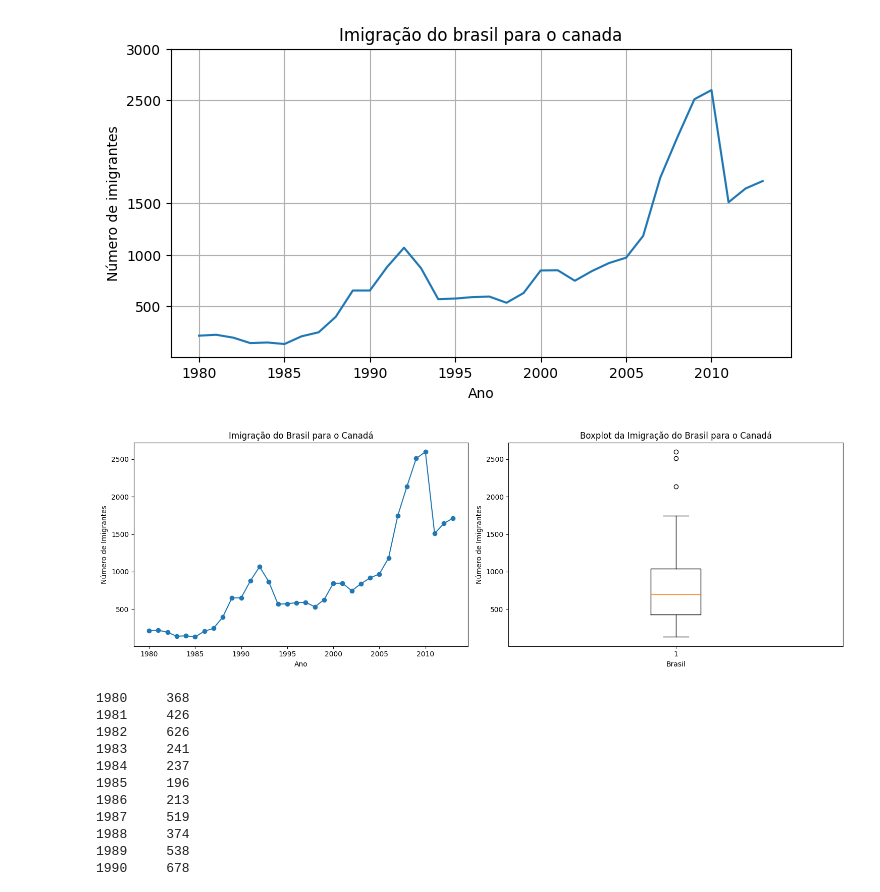
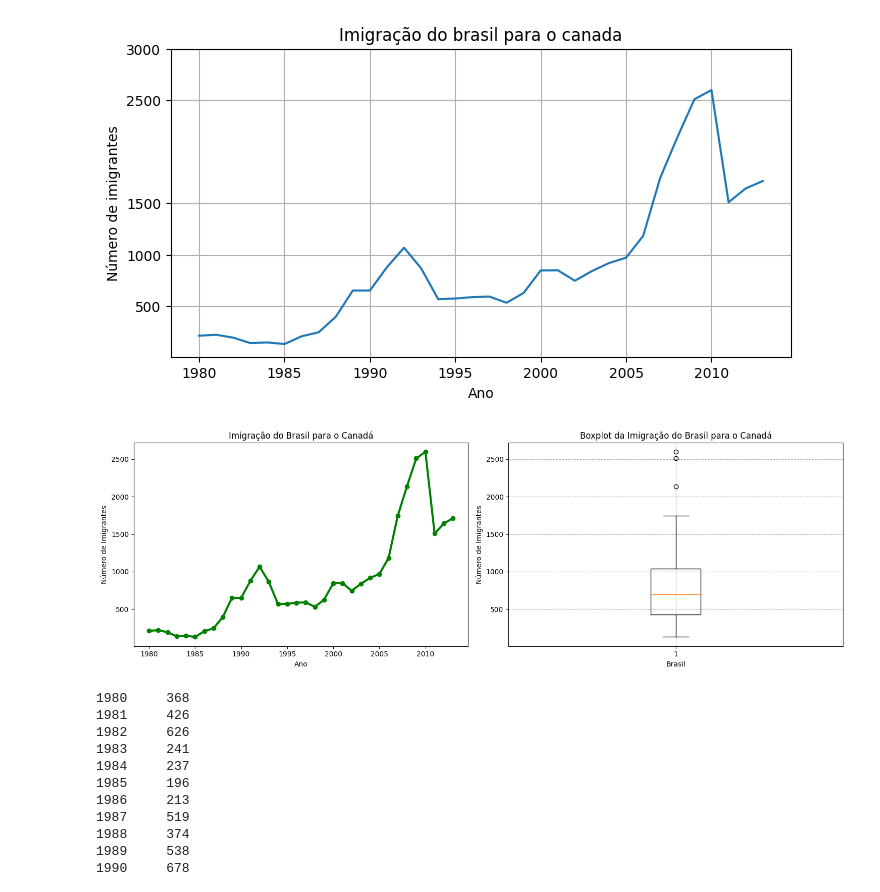
Before and after one commit to allycehtta2027/semanaestatistica, a Jupyter notebook: notebook/aula01.ipynb, the cells around one changed output. Cells and saved outputs as stored; diff of their text form; code cells hidden in the pictures.

```diff
--- a/notebook/aula01.ipynb
+++ b/notebook/aula01.ipynb
@@ -282,25 +282,26 @@ plt.show()
 # %%
 # criar uma figura
 
 fig, axs = plt.subplots(nrows=1, ncols=2, figsize=(15, 5))
 
 # Subplot 1. Gráfico de linha
-axs[0].plot(dados_brasil['ano'], dados_brasil['imigrantes'], marker='o')
+axs[0].plot(dados_brasil['ano'], dados_brasil['imigrantes'], marker='o',lw=3,color='g')
 axs[0].set_title("Imigração do Brasil para o Canadá")
 axs[0].xaxis.set_major_locator(plt.MultipleLocator(5))
 axs[0].set_xlabel("Ano")
 axs[0].set_ylabel("Número de Imigrantes")
 
 # Subplot 2. Gráfico Boxplot
 axs[1].boxplot(dados_brasil['imigrantes'])
 axs[1].set_title("Boxplot da Imigração do Brasil para o Canadá")
 axs[1].set_xlabel("Brasil")
 axs[1].set_ylabel("Número de Imigrantes")
+plt.grid(linestyle='--')
 
 plt.tight_layout()
 plt.show()
 # %% [output]
-[figure, old version]
+[figure, new version]
 # %%
 argentina = df.loc['Argentina', anos]
 argentina
```
Also changed, not shown: parts of 8 cells of this notebook.
